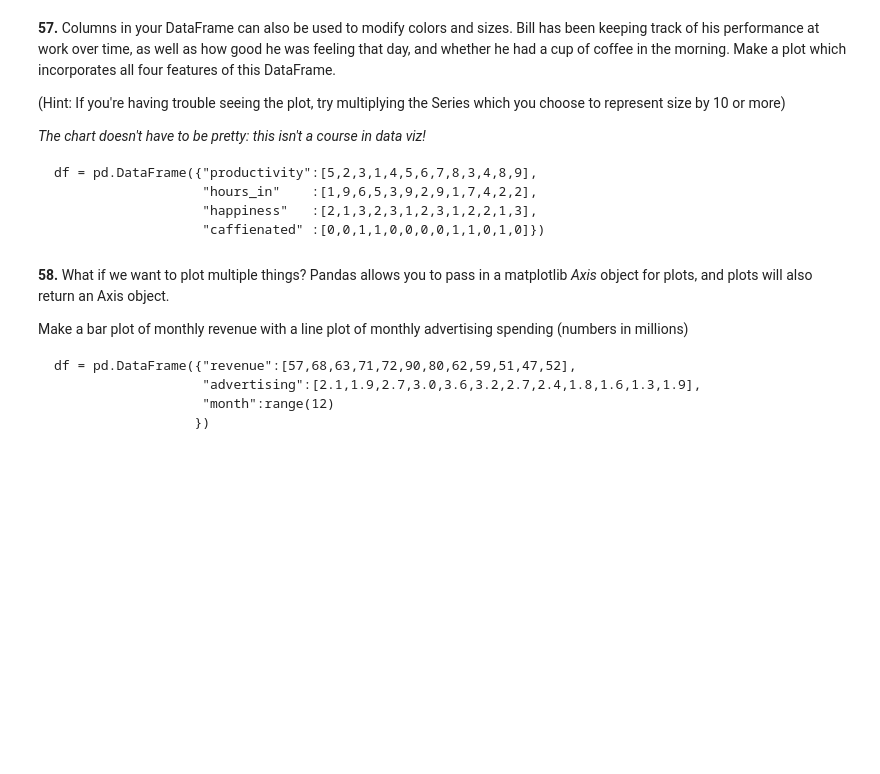
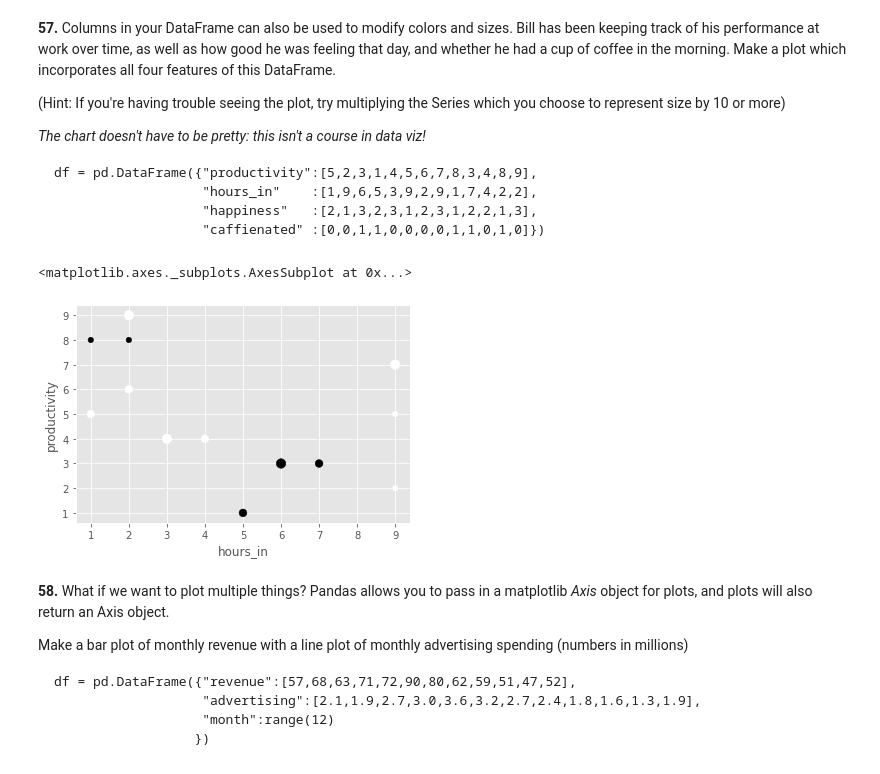
Before and after one commit to sahilnarkar155/guvi-task, a Jupyter notebook: pandas_tasks.ipynb, the cells around one changed output. Cells and saved outputs as stored; diff of their text form; code cells hidden in the pictures; blank space fills up the shorter version.

````diff
--- a/pandas_tasks.ipynb
+++ b/pandas_tasks.ipynb
@@ -503,6 +673,16 @@ df = pd.DataFrame({"productivity":[5,2,3,1,4,5,6,7,8,3,4,8,9],
                    "happiness"   :[2,1,3,2,3,1,2,3,1,2,2,1,3],
                    "caffienated" :[0,0,1,1,0,0,0,0,1,1,0,1,0]})
 ```
+# %%
+df = pd.DataFrame({"productivity":[5,2,3,1,4,5,6,7,8,3,4,8,9],
+                   "hours_in"    :[1,9,6,5,3,9,2,9,1,7,4,2,2],
+                   "happiness"   :[2,1,3,2,3,1,2,3,1,2,2,1,3],
+                   "caffienated" :[0,0,1,1,0,0,0,0,1,1,0,1,0]})
+
+df.plot.scatter("hours_in", "productivity", s = df.happiness * 30, c = df.caffienated)
+# %% [output]
+<matplotlib.axes._subplots.AxesSubplot at 0x...>
+[figure, added]
 # %% [markdown]
 **58.**  What if we want to plot multiple things?  Pandas allows you to pass in a matplotlib *Axis* object for plots, and plots will also return an Axis object.
 
````
Also changed, not shown: parts of 33 cells of this notebook.
